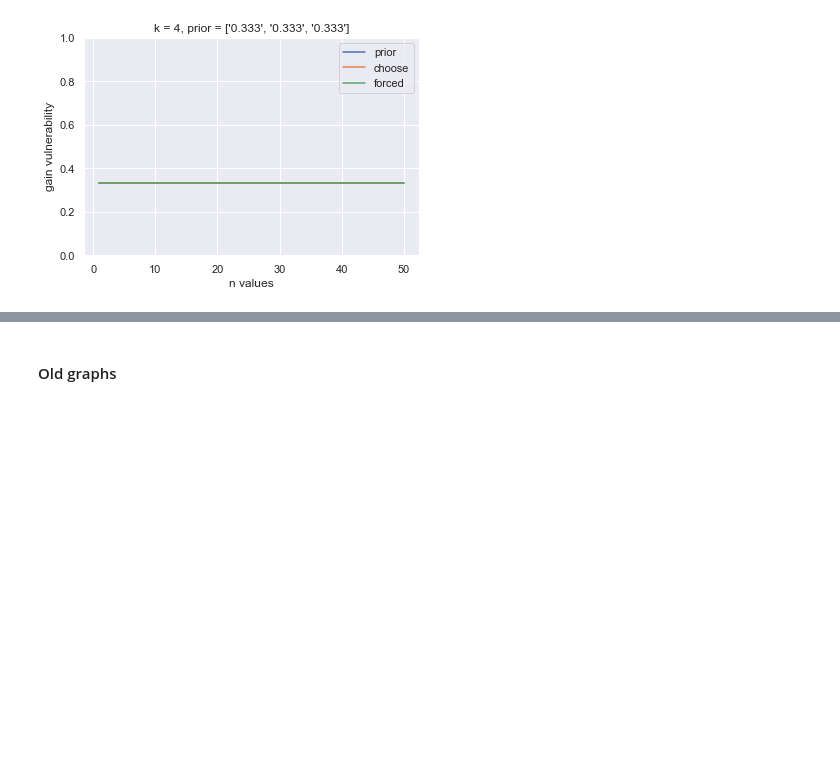
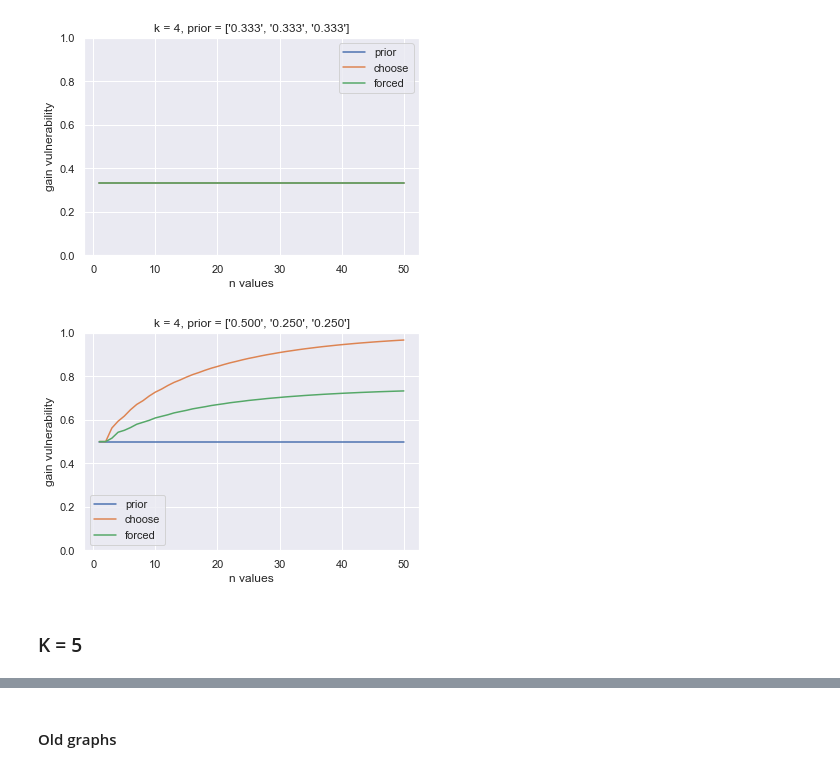
Before and after one commit to majk12/pbv, a Jupyter notebook: gain_choose.ipynb, the cells around one changed output, grey strips where cells are left out. Saved outputs shown, nothing was run; the diff lists cells and outputs as text; code cells hidden in the pictures; blank space fills up the shorter version.

Commit message:
func and graph for k = 5

```diff
--- a/gain_choose.ipynb
+++ b/gain_choose.ipynb
@@ -190,6 +177,18 @@ def choices_matrix_4(df, int_list):
         df_g.loc[i,'d'] = df[df.iloc[:,col] == 'd']['prob'].sum()
         col = col + 1
     return df_g
+# %%
+def choices_matrix_5(df, int_list):
+    df_g = pda.DataFrame(0, index=int_list, columns=['a','b','c','d','e'])
+    col = 0
+    for i in int_list:
+        df_g.loc[i,'a'] = df[df.iloc[:,col] == 'a']['prob'].sum()
+        df_g.loc[i,'b'] = df[df.iloc[:,col] == 'b']['prob'].sum()
+        df_g.loc[i,'c'] = df[df.iloc[:,col] == 'c']['prob'].sum()
+        df_g.loc[i,'d'] = df[df.iloc[:,col] == 'd']['prob'].sum()
+        df_g.loc[i,'e'] = df[df.iloc[:,col] == 'e']['prob'].sum()
+        col = col + 1
+    return df_g
 # %% [markdown]
 ---
 ***reduce_choices()*** reduces the size of the df_g matrix by removing equal choices
@@ -428,8 +436,17 @@ my_forced_choices_df
 # %%
 n = 6
-forced, choose = forced_and_choose_post_vuln(n, 3, [1/2, 1/3, 1/6])
+k = 4
+forced_4, choose_4 = forced_and_choose_post_vuln(n, k, [1/2, 1/3, 1/6])
+print("k = %s" % k)
 print("Choose Posterior vulnerability for n = %s " % n)
-print(choose)
+print(choose_4)
 print("Forced Posterior vulnerability for n = %s " % n)
-print(forced)
+print(forced_4)
+k = 5
+forced_4, choose_4 = forced_and_choose_post_vuln(n, k, [1/2, 1/3, 1/6])
+print("k = %s" % k)
+print("Choose Posterior vulnerability for n = %s " % n)
+print(choose_4)
+print("Forced Posterior vulnerability for n = %s " % n)
+print(forced_4)
 # %% [output]
@@ -481,12 +473,7 @@ def choose_and_forced_prior_post(n_range, k, probs):
     probs.sort(reverse=True)
     prior_val=probs[0] # sets the line for prior vuln
     for i in range(n_range):
-        if k == 3:
-            forced, choose = forced_and_choose_post_vuln(i+1, k, probs)
-        elif k == 4:
-            forced, choose = forced_and_choose_post_vuln_4(i+1, k, probs)
-        else:
-            raise ValueError("k wasn't 3 or 4")
+        forced, choose = forced_and_choose_post_vuln(i+1, k, probs)
         choose_post_vs.append(choose)
         forced_post_vs.append(forced)
         prior_vs.append(prior_val)
@@ -559,3 +546,11 @@ df_uni_4 = choose_and_forced_prior_post(50, 4, [1/3, 1/3, 1/3])
 graph_it_prior_choose_forced(50, 4, [1/3, 1/3, 1/3], df_uni_4)
 # %% [output]
 [figure]
+# %%
+df_two_same_4 = choose_and_forced_prior_post(50, 4, [1/2, 1/4, 1/4])
+# %%
+graph_it_prior_choose_forced(50, 4, [1/2, 1/4, 1/4], df_two_same_4)
+# %% [output]
+[figure, added]
+# %% [markdown]
+### K = 5
```
Also changed, not shown: parts of 10 cells of this notebook.
